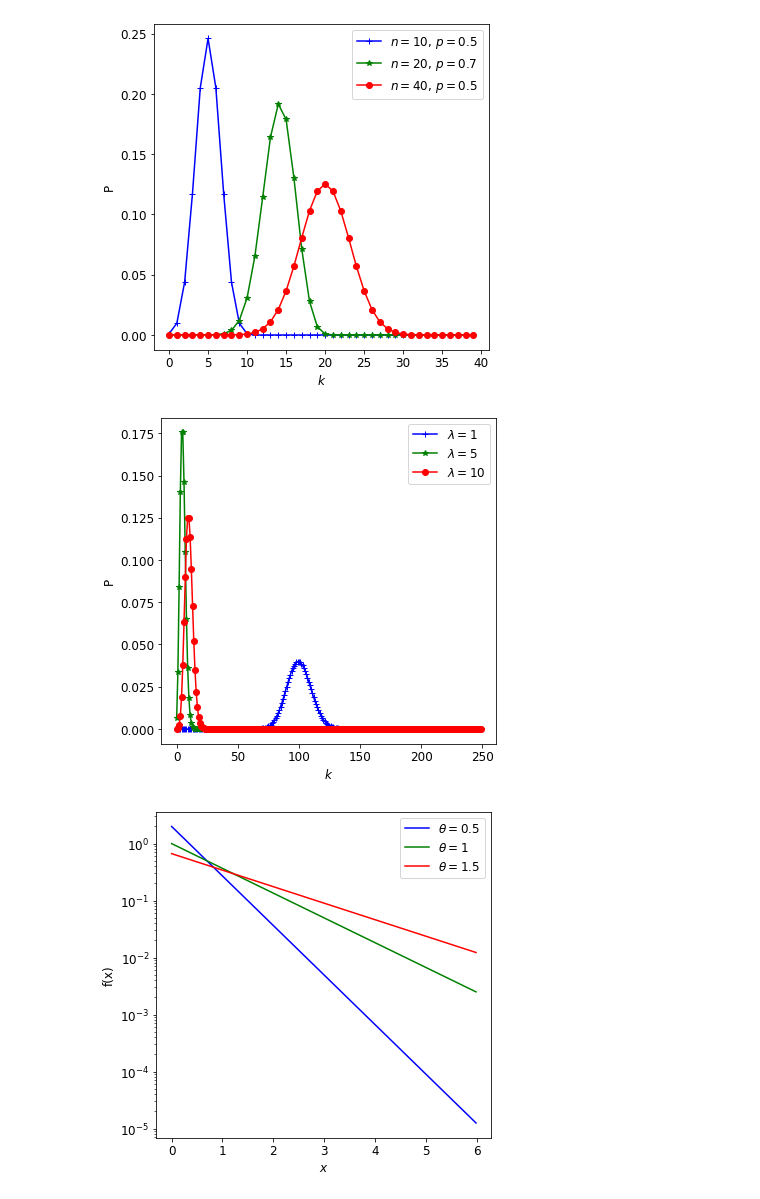
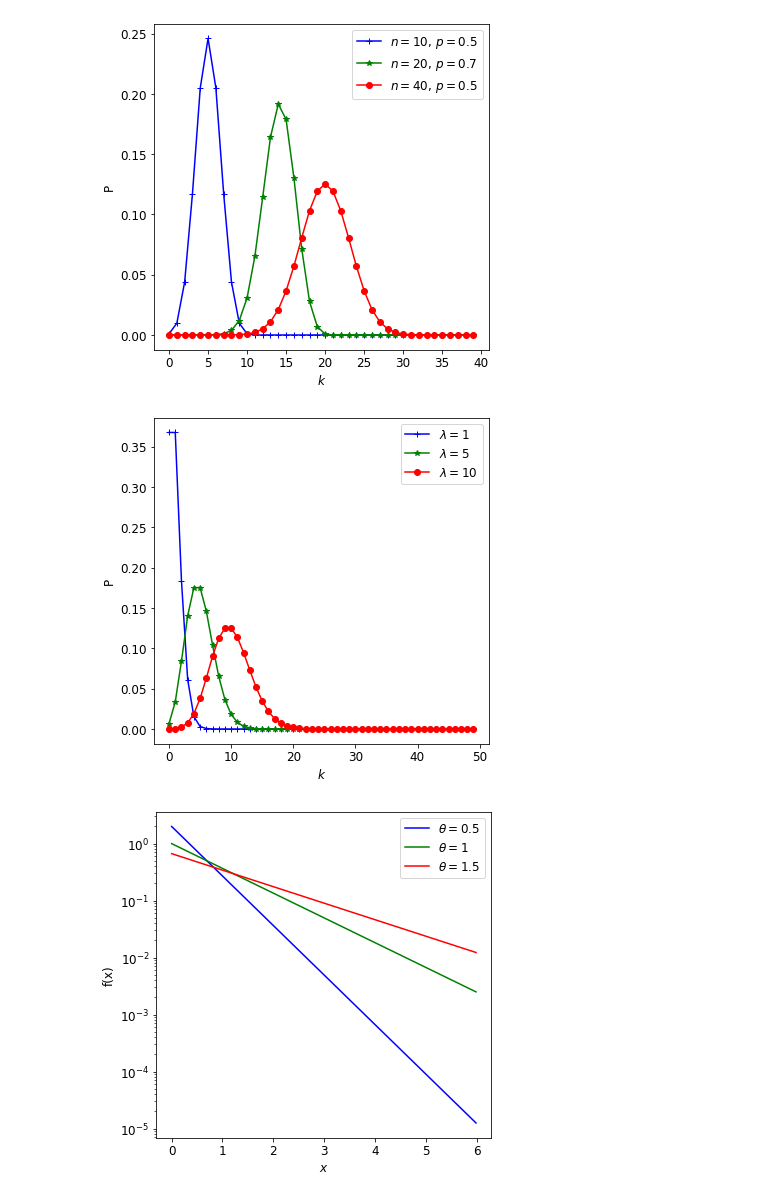
Before and after one commit to liuchaonaoc/Astrostatistics2022, a Jupyter notebook: sample2.2_distribution_samples.ipynb, the cells around one changed output. Drawn from its saved outputs; the diff is of its cells as text; code cells hidden in the pictures.

```diff
--- a/sample2.2_distribution_samples.ipynb
+++ b/sample2.2_distribution_samples.ipynb
@@ -48,23 +48,23 @@ fig.savefig('binom.pdf',bbox_inches='tight')
 # %%
 import scipy.stats as stats
 '''Poisson'''
-lambda1 = 100
+lambda1 = 1
 lambda2 = 5
 lambda3 = 10
 
-x = np.arange(0, 250, 1)
+x = np.arange(0, 50, 1)
 fig = plt.figure(figsize=[6,6])
 ax = fig.add_subplot(111)
 e1, = ax.plot(x, stats.poisson(lambda1).pmf(x),'b-+')
 e2, = ax.plot(x, stats.poisson(lambda2).pmf(x),'g-*')
 e3, = ax.plot(x, stats.poisson(lambda3).pmf(x),'r-o')
 plt.legend([e1,e2,e3],[r'$\lambda=1$',r'$\lambda=5$',r'$\lambda=10$'],fontsize=12)
 ax.set_xlabel(r'$k$',fontsize=12)
 ax.set_ylabel(r'P',fontsize=12)
 fig.show()
 fig.savefig('poisson.pdf',bbox_inches='tight')
 # %% [output]
-[figure, old version]
+[figure, new version]
 # %%
 '''exponential'''
 import scipy.stats as stats
```
Also changed, not shown: parts of 3 cells of this notebook, 11 other files.
